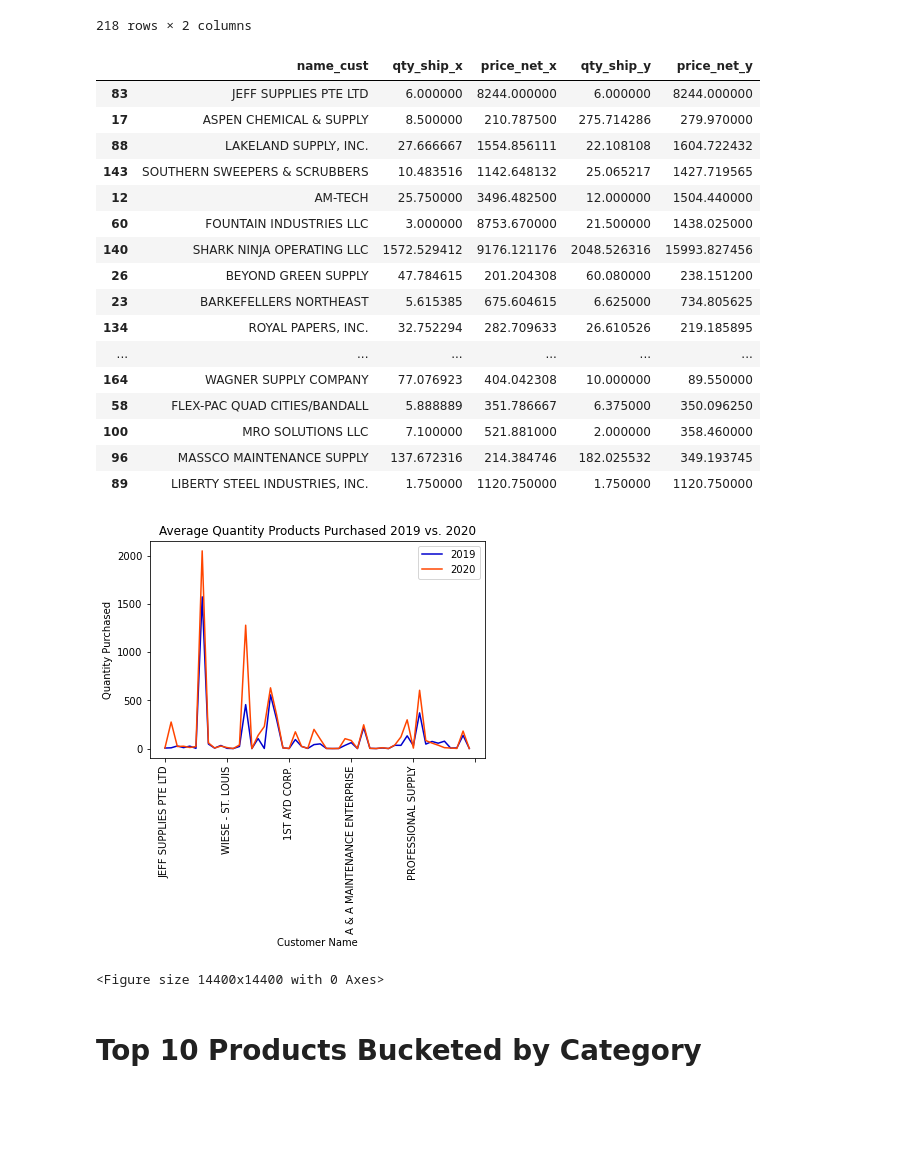
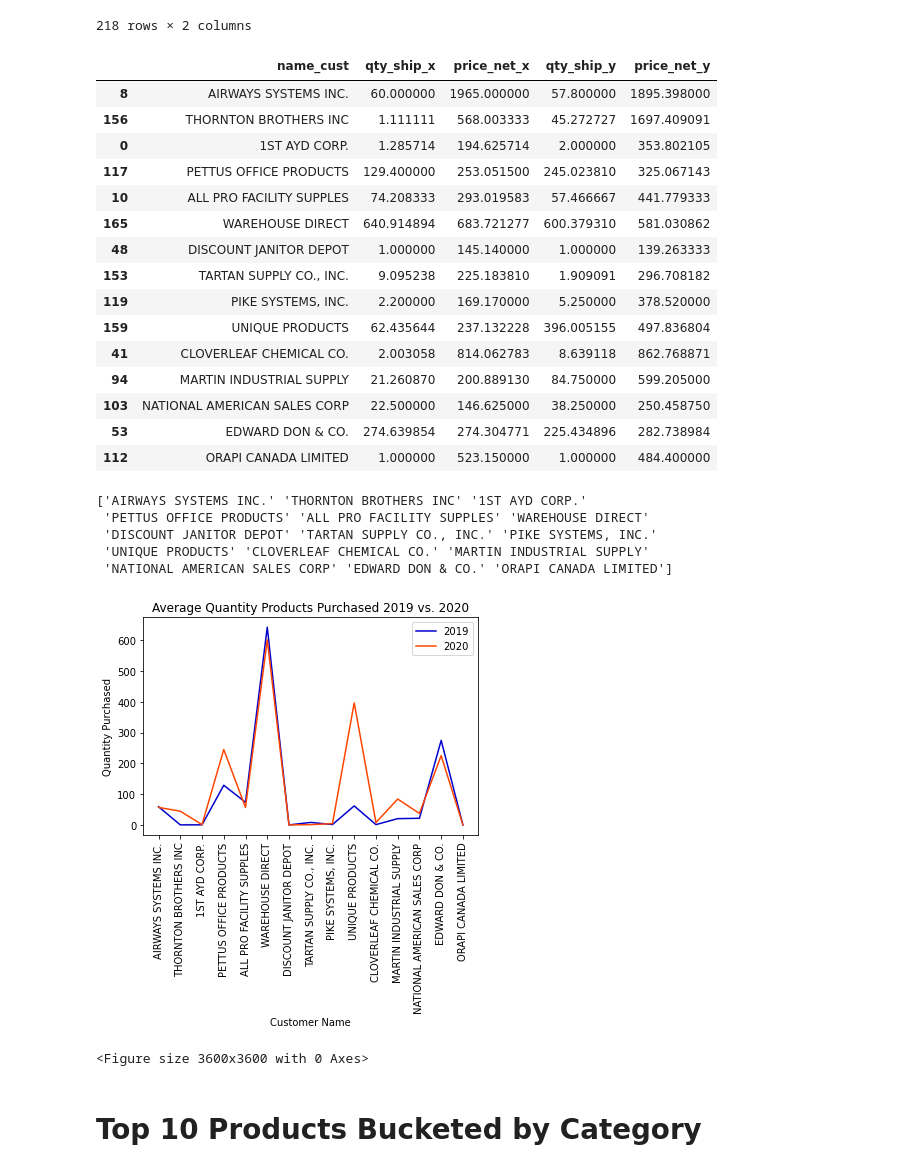
Before and after one commit to aadeba5/Project1, a Jupyter notebook: Nuance_Kayla.ipynb, the cells around one changed output. Drawn from its saved outputs; the diff is of its cells as text; code cells hidden in the pictures; blank space fills up the shorter version.

```diff
--- a/Nuance_Kayla.ipynb
+++ b/Nuance_Kayla.ipynb
@@ -226,44 +230,56 @@ avg_quantity_2020
 | ZENGER'S INC | 2.000000 | 97.920000 |
 218 rows × 2 columns
 # %%
-merged_average = pd.merge(avg_quantity_2019, avg_quantity_2020, on="name_cust").reset_index().sample(50)
+merged_average = pd.merge(avg_quantity_2019, avg_quantity_2020, on="name_cust").reset_index().sample(15)
 merged_average
 # %% [output]
 |  | name_cust | qty_ship_x | price_net_x | qty_ship_y | price_net_y |
-| 83 | JEFF SUPPLIES PTE LTD | 6.000000 | 8244.000000 | 6.000000 | 8244.000000 |
-| 17 | ASPEN CHEMICAL & SUPPLY | 8.500000 | 210.787500 | 275.714286 | 279.970000 |
-| 88 | LAKELAND SUPPLY, INC. | 27.666667 | 1554.856111 | 22.108108 | 1604.722432 |
-| 143 | SOUTHERN SWEEPERS & SCRUBBERS | 10.483516 | 1142.648132 | 25.065217 | 1427.719565 |
-| 12 | AM-TECH | 25.750000 | 3496.482500 | 12.000000 | 1504.440000 |
-| 60 | FOUNTAIN INDUSTRIES LLC | 3.000000 | 8753.670000 | 21.500000 | 1438.025000 |
-| 140 | SHARK NINJA OPERATING LLC | 1572.529412 | 9176.121176 | 2048.526316 | 15993.827456 |
-| 26 | BEYOND GREEN SUPPLY | 47.784615 | 201.204308 | 60.080000 | 238.151200 |
-| 23 | BARKEFELLERS NORTHEAST | 5.615385 | 675.604615 | 6.625000 | 734.805625 |
-| 134 | ROYAL PAPERS, INC. | 32.752294 | 282.709633 | 26.610526 | 219.185895 |
-| ... | ... | ... | ... | ... | ... |
-| 164 | WAGNER SUPPLY COMPANY | 77.076923 | 404.042308 | 10.000000 | 89.550000 |
-| 58 | FLEX-PAC QUAD CITIES/BANDALL | 5.888889 | 351.786667 | 6.375000 | 350.096250 |
-| 100 | MRO SOLUTIONS LLC | 7.100000 | 521.881000 | 2.000000 | 358.460000 |
-| 96 | MASSCO MAINTENANCE SUPPLY | 137.672316 | 214.384746 | 182.025532 | 349.193745 |
-| 89 | LIBERTY STEEL INDUSTRIES, INC. | 1.750000 | 1120.750000 | 1.750000 | 1120.750000 |
+| 8 | AIRWAYS SYSTEMS INC. | 60.000000 | 1965.000000 | 57.800000 | 1895.398000 |
+| 156 | THORNTON BROTHERS INC | 1.111111 | 568.003333 | 45.272727 | 1697.409091 |
+| 0 | 1ST AYD CORP. | 1.285714 | 194.625714 | 2.000000 | 353.802105 |
+| 117 | PETTUS OFFICE PRODUCTS | 129.400000 | 253.051500 | 245.023810 | 325.067143 |
+| 10 | ALL PRO FACILITY SUPPLES | 74.208333 | 293.019583 | 57.466667 | 441.779333 |
+| 165 | WAREHOUSE DIRECT | 640.914894 | 683.721277 | 600.379310 | 581.030862 |
+| 48 | DISCOUNT JANITOR DEPOT | 1.000000 | 145.140000 | 1.000000 | 139.263333 |
+| 153 | TARTAN SUPPLY CO., INC. | 9.095238 | 225.183810 | 1.909091 | 296.708182 |
+| 119 | PIKE SYSTEMS, INC. | 2.200000 | 169.170000 | 5.250000 | 378.520000 |
+| 159 | UNIQUE PRODUCTS | 62.435644 | 237.132228 | 396.005155 | 497.836804 |
+| 41 | CLOVERLEAF CHEMICAL CO. | 2.003058 | 814.062783 | 8.639118 | 862.768871 |
+| 94 | MARTIN INDUSTRIAL SUPPLY | 21.260870 | 200.889130 | 84.750000 | 599.205000 |
+| 103 | NATIONAL AMERICAN SALES CORP | 22.500000 | 146.625000 | 38.250000 | 250.458750 |
+| 53 | EDWARD DON & CO. | 274.639854 | 274.304771 | 225.434896 | 282.738984 |
+| 112 | ORAPI CANADA LIMITED | 1.000000 | 523.150000 | 1.000000 | 484.400000 |
+# %%
+print(merged_average["name_cust"].head(15).values)
+# %% [output]
+['AIRWAYS SYSTEMS INC.' 'THORNTON BROTHERS INC' '1ST AYD CORP.'
+ 'PETTUS OFFICE PRODUCTS' 'ALL PRO FACILITY SUPPLES' 'WAREHOUSE DIRECT'
+ 'DISCOUNT JANITOR DEPOT' 'TARTAN SUPPLY CO., INC.' 'PIKE SYSTEMS, INC.'
+ 'UNIQUE PRODUCTS' 'CLOVERLEAF CHEMICAL CO.' 'MARTIN INDUSTRIAL SUPPLY'
+ 'NATIONAL AMERICAN SALES CORP' 'EDWARD DON & CO.' 'ORAPI CANADA LIMITED']
 # %%
 ax=plt.gca()
 
 merged_average.plot(kind='line', x='name_cust', y='qty_ship_x', color="mediumblue", ax=ax)
 merged_average.plot(kind='line', x='name_cust', y='qty_ship_y', color="orangered", ax=ax)
 
 plt.xlabel("Customer Name")
 plt.ylabel("Quantity Purchased")
 plt.title("Average Quantity Products Purchased 2019 vs. 2020")
 plt.legend(['2019', '2020'], loc='upper right')
+plt.xticks(ticks = np.arange(15), labels =('AIRWAYS SYSTEMS INC.', 'THORNTON BROTHERS INC', '1ST AYD CORP.',
+ 'PETTUS OFFICE PRODUCTS', 'ALL PRO FACILITY SUPPLES', 'WAREHOUSE DIRECT',
+ 'DISCOUNT JANITOR DEPOT', 'TARTAN SUPPLY CO., INC.', 'PIKE SYSTEMS, INC.',
+ 'UNIQUE PRODUCTS', 'CLOVERLEAF CHEMICAL CO.', 'MARTIN INDUSTRIAL SUPPLY',
+ 'NATIONAL AMERICAN SALES CORP', 'EDWARD DON & CO.', 'ORAPI CANADA LIMITED'))
 plt.xticks(rotation=90)
-plt.figure(figsize=(200,200))
+plt.figure(figsize=(50,50))
 plt.tight_layout()
 plt.savefig("avg_quantity_comparison", facecolor="w", bbox_inches="tight")
 plt.show()
 # %% [output]
-[figure, old version]
+[figure, new version]
-<Figure size 14400x14400 with 0 Axes>
+<Figure size 3600x3600 with 0 Axes>
 # %% [markdown]
 # Top 10 Products Bucketed by Category
 # %%
```
Also changed, not shown: parts of 11 cells of this notebook, 5 other files.
